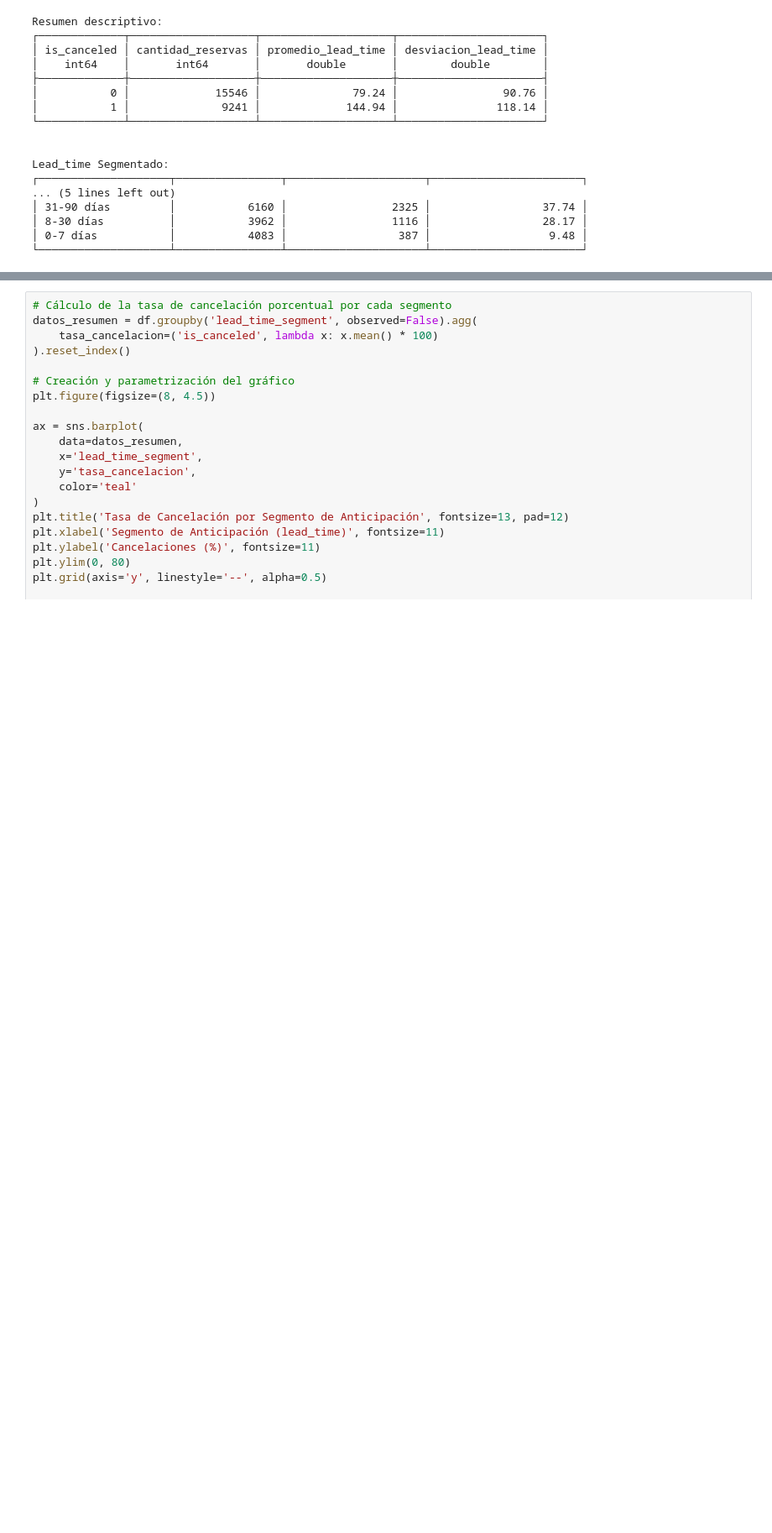
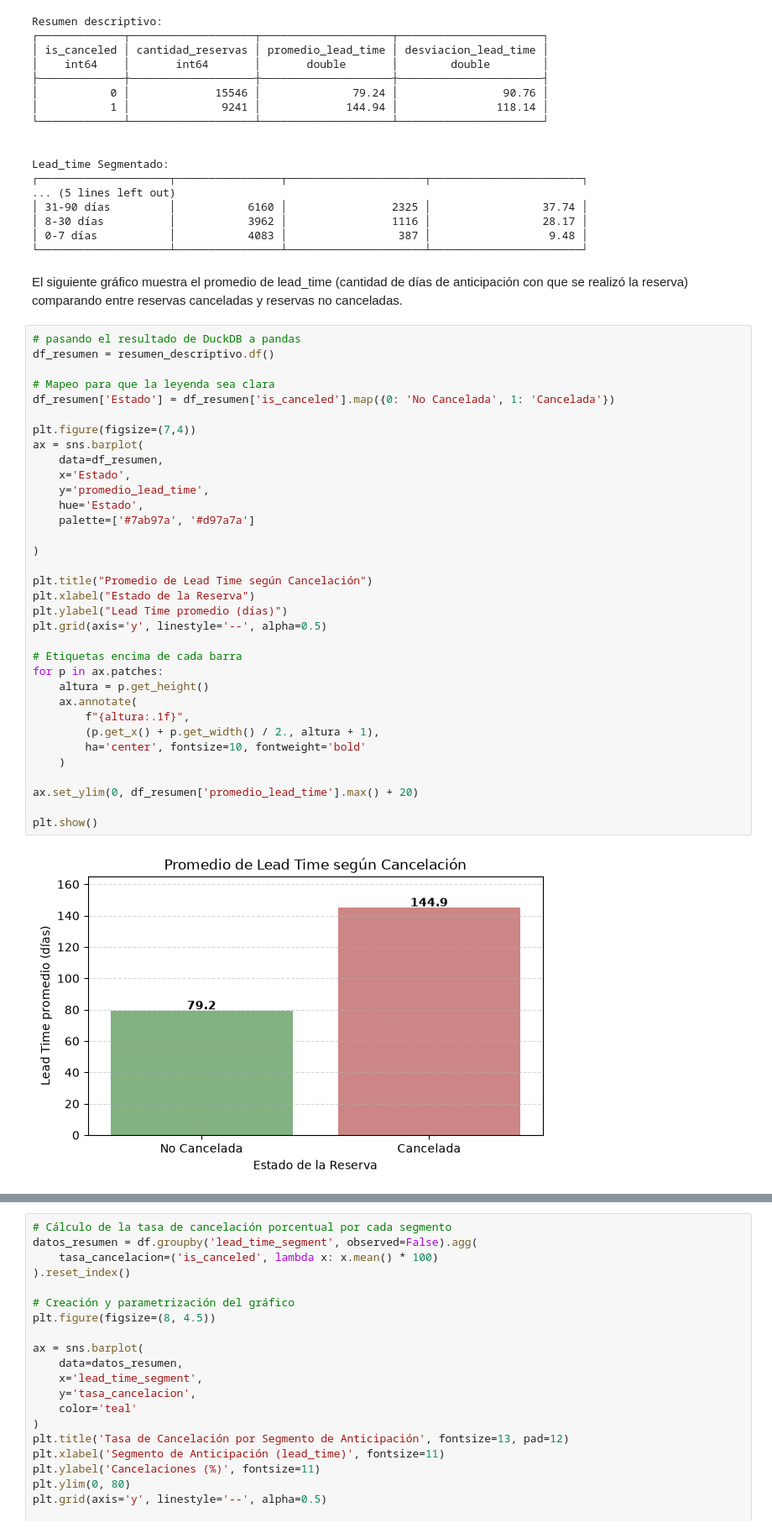
Before and after one commit to MatiasManuelCarro/UTN-TUPAD-Analisis_Datos_TPI, a Jupyter notebook: 10_TPI - SEmana 10 - Entrega 4/Matias Carro - Analisis de Datos - TPI - Semana 10 - Entrega 4 .ipynb, the cells around one changed output, grey strips where cells are left out. Shown at 84% size. Saved outputs shown, nothing was run; the diff lists cells and outputs as text; blank space fills up the shorter version.

Commit message:
final entrega semana 10

```diff
--- a/10_TPI - SEmana 10 - Entrega 4/Matias Carro - Analisis de Datos - TPI - Semana 10 - Entrega 4 .ipynb
+++ b/10_TPI - SEmana 10 - Entrega 4/Matias Carro - Analisis de Datos - TPI - Semana 10 - Entrega 4 .ipynb
@@ -984,3 +989,41 @@ Lead_time Segmentado:
 │ 8-30 días          │           3962 │                1116 │                 28.17 │
 │ 0-7 días           │           4083 │                 387 │                  9.48 │
 └────────────────────┴────────────────┴─────────────────────┴───────────────────────┘
+# %% [markdown]
+El siguiente gráfico muestra el promedio de lead_time (cantidad de días de anticipación con que se realizó la reserva) comparando entre reservas canceladas y reservas no canceladas.
+# %%
+# pasando el resultado de DuckDB a pandas
+df_resumen = resumen_descriptivo.df()
+
+# Mapeo para que la leyenda sea clara
+df_resumen['Estado'] = df_resumen['is_canceled'].map({0: 'No Cancelada', 1: 'Cancelada'})
+
+plt.figure(figsize=(7,4))
+ax = sns.barplot(
+    data=df_resumen,
+    x='Estado',
+    y='promedio_lead_time',
+    hue='Estado',
+    palette=['#7ab97a', '#d97a7a']
+
+)
+
+plt.title("Promedio de Lead Time según Cancelación")
+plt.xlabel("Estado de la Reserva")
+plt.ylabel("Lead Time promedio (días)")
+plt.grid(axis='y', linestyle='--', alpha=0.5)
+
+# Etiquetas encima de cada barra
+for p in ax.patches:
+    altura = p.get_height()
+    ax.annotate(
+        f"{altura:.1f}",
+        (p.get_x() + p.get_width() / 2., altura + 1),
+        ha='center', fontsize=10, fontweight='bold'
+    )
+
+ax.set_ylim(0, df_resumen['promedio_lead_time'].max() + 20)
+
+plt.show()
+# %% [output]
+[figure, added]
```
Also changed, not shown: parts of 15 cells of this notebook, 1 other file.
